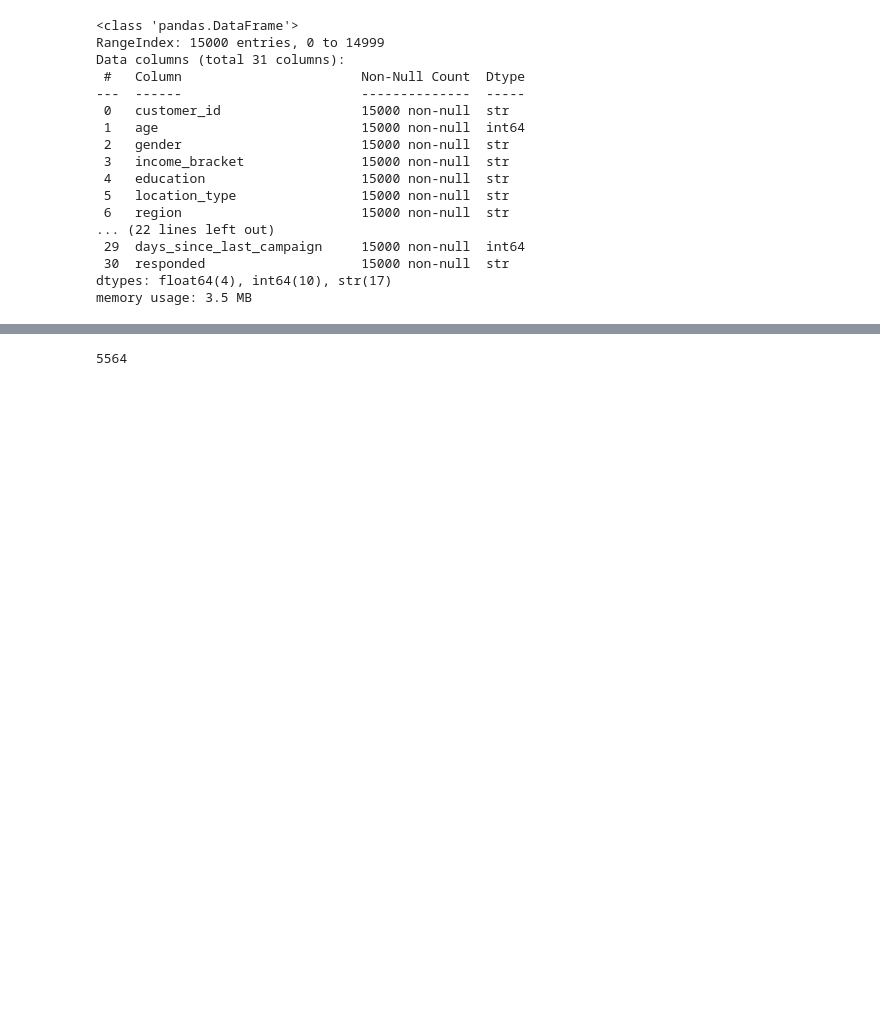
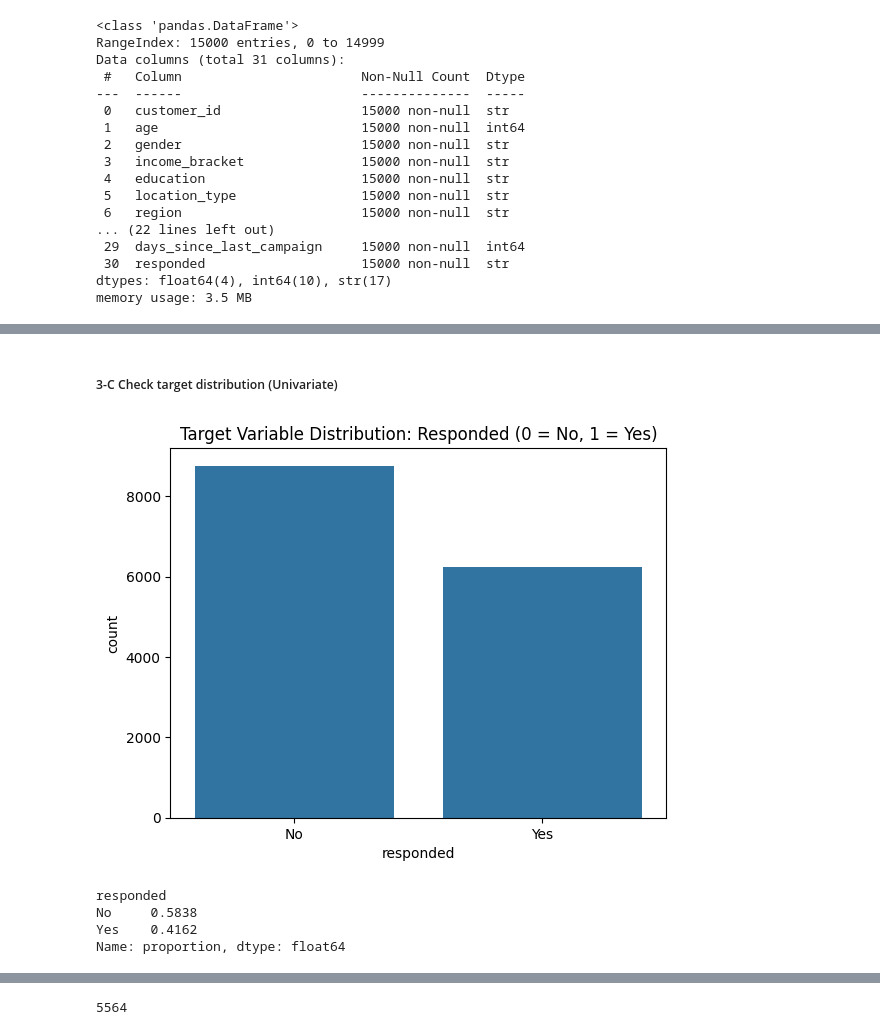
Before and after one commit to Avinaash-02/EDA-Customer, a Jupyter notebook: marketing_campaign.ipynb, the cells around one changed output, grey strips where cells are left out. Drawn from its saved outputs; the diff is of its cells as text; code cells hidden in the pictures; blank space fills up the shorter version.

```diff
--- a/marketing_campaign.ipynb
+++ b/marketing_campaign.ipynb
@@ -52,0 +104,13 @@ df.describe()
+# %% [markdown]
+##### 3-C Check target distribution (Univariate)
+# %%
+sns.countplot(data=df, x='responded')
+plt.title("Target Variable Distribution: Responded (0 = No, 1 = Yes)")
+plt.show()
+df['responded'].value_counts(normalize=True)
+# %% [output]
+[figure, added]
+responded
+No     0.5838
+Yes    0.4162
+Name: proportion, dtype: float64
```
Also changed, not shown: parts of 54 cells of this notebook.
